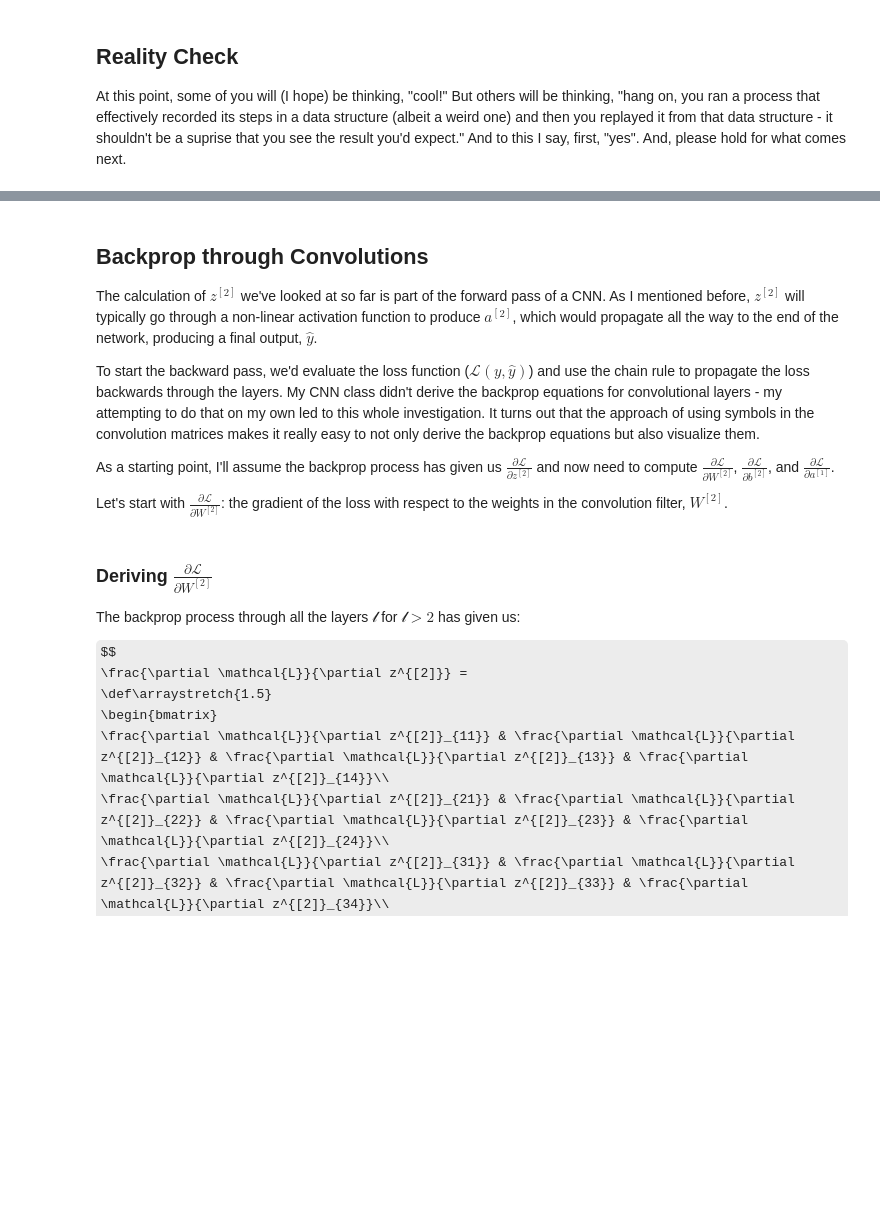
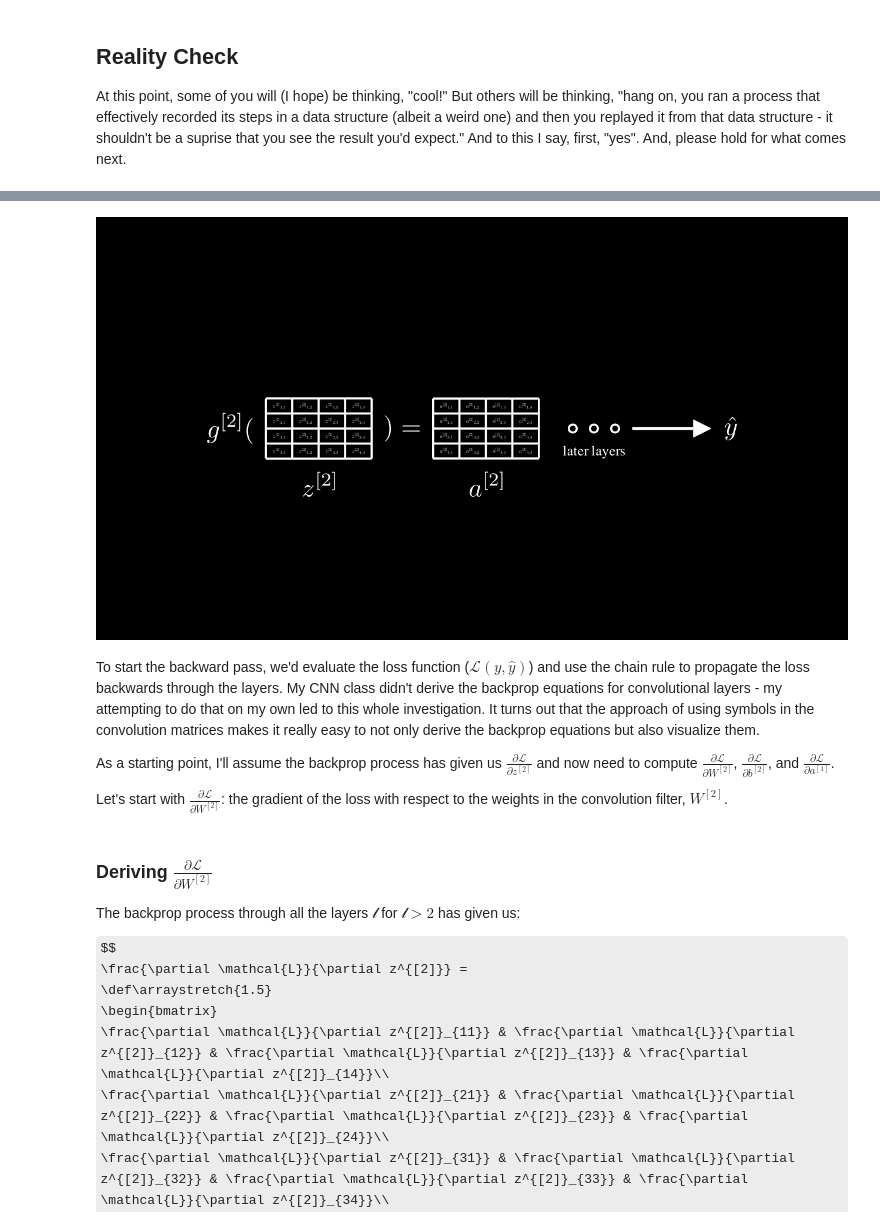
Before and after one commit to spather/sym-conv, a Jupyter notebook: notebooks/sym-conv.ipynb, the cells around one changed output, grey strips where cells are left out. Cells and saved outputs as stored; diff of their text form; code cells hidden in the pictures; some formulas as TeX source; blank space fills up the shorter version.

Commit message:
Add diagram for rest of the forward pass

```diff
--- a/notebooks/sym-conv.ipynb
+++ b/notebooks/sym-conv.ipynb
@@ -643,7 +647,43 @@ At this point, some of you will (I hope) be thinking, "cool!" But others will be
+# %%
+# | code-fold: true
+
+
+class RestOfForwardPassDiagram(Scene):
+    def construct(self):
+        z2 = ndarray_of_indexed_base(IndexedBase(r'z^{[2]}'), (4, 4))
+        a2 = ndarray_of_indexed_base(IndexedBase(r'a^{[2]}'), (4, 4))
+
+        z2_view = create_math_table(z2, cell_size=(0.25, 0.5))
+        a2_view = create_math_table(a2, cell_size=(0.25, 0.5))
+        after_ellipsis = create_ellipsis()
+        self.add(
+            VGroup(
+                MathTex('g^{[2]}('),
+                z2_view,
+                MathTex(') = '),
+                a2_view,
+                Text('#').scale(0.2).set_opacity(0),  # space
+                after_ellipsis,
+                Arrow(start=LEFT, end=RIGHT),
+                MathTex('\hat{y}'),
+            ).arrange(direction=RIGHT),
+        )
+
+        self.add(MathTex('z^{[2]}').next_to(z2_view, direction=DOWN, buff=0.25))
+
+        self.add(MathTex('a^{[2]}').next_to(a2_view, direction=DOWN, buff=0.25))
+
+        self.add(
+            Text("later layers")
+            .scale(0.4)
+            .next_to(after_ellipsis, direction=DOWN, buff=0.25)
+        )
+# %%
+# | echo: false
+render_video(RestOfForwardPassDiagram)
+# %% [output]
+[figure, added]
 # %% [markdown]
-## Backprop through Convolutions
-
-The calculation of $z^{[2]}$ we've looked at so far is part of the forward pass of a CNN. As I mentioned before, $z^{[2]}$ will typically go through a non-linear activation function to produce $a^{[2]}$, which would propagate all the way to the end of the network, producing a final output, $\hat{y}$.
 
 To start the backward pass, we'd evaluate the loss function ($\mathcal{L}(y, \hat{y})$) and use the chain rule to propagate the loss backwards through the layers. My CNN class didn't derive the backprop equations for convolutional layers - my attempting to do that on my own led to this whole investigation. It turns out that the approach of using symbols in the convolution matrices makes it really easy to not only derive the backprop equations but also visualize them.
 
```
Also changed, not shown: parts of 1 cell of this notebook.
